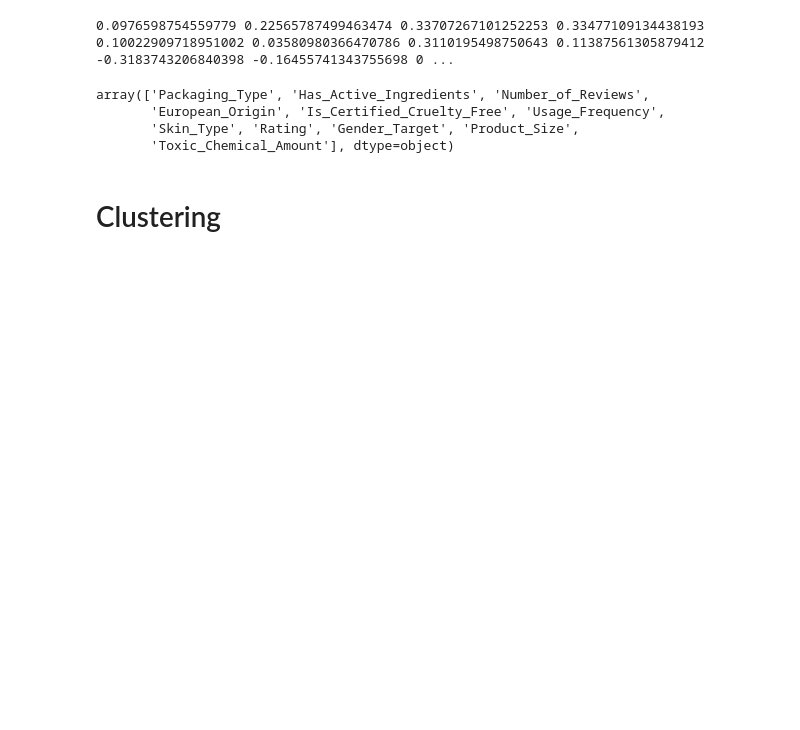
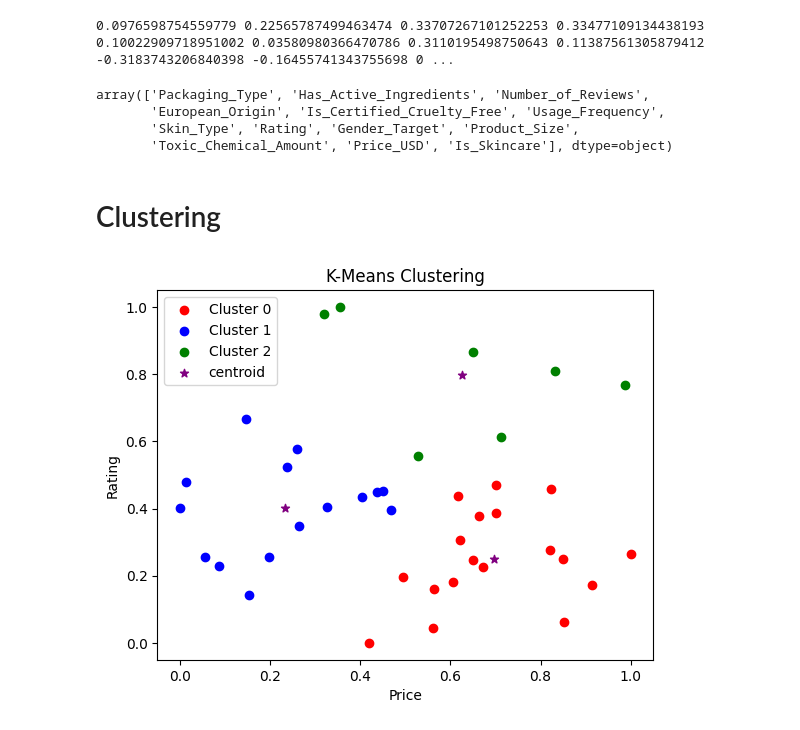
Before and after one commit to caitlinmag/DAV_CA1, a Jupyter notebook: GlobalEthicalBeautyIndex/MultiVariate_Analysis.ipynb, the cells around one changed output. Drawn from its saved outputs; the diff is of its cells as text; code cells hidden in the pictures; blank space fills up the shorter version.

Commit message:
Implementing KMeans Clustering
Carried out the kmeans clustering process, the results are 3 clusters based on PC1 and PC2.

```diff
--- a/GlobalEthicalBeautyIndex/MultiVariate_Analysis.ipynb
+++ b/GlobalEthicalBeautyIndex/MultiVariate_Analysis.ipynb
@@ -214,12 +214,12 @@ sorted_loading_scores = loading_scores.abs().sort_values(ascending=False)
 # %% [output]
 0.0976598754559779 0.22565787499463474 0.33707267101252253 0.33477109134438193 0.10022909718951002 0.03580980366470786 0.3110195498750643 0.11387561305879412 -0.3183743206840398 -0.16455741343755698 0 ...
 # %%
-pc_values = sorted_loading_scores[0:11].index.values
+pc_values = sorted_loading_scores[0:13].index.values
 pc_values
 # %% [output]
 array(['Packaging_Type', 'Has_Active_Ingredients', 'Number_of_Reviews',
        'European_Origin', 'Is_Certified_Cruelty_Free', 'Usage_Frequency',
        'Skin_Type', 'Rating', 'Gender_Target', 'Product_Size',
-       'Toxic_Chemical_Amount'], dtype=object)
+       'Toxic_Chemical_Amount', 'Price_USD', 'Is_Skincare'], dtype=object)
 # %% [markdown]
 # Clustering
@@ -225,0 +231,22 @@ array(['Packaging_Type', 'Has_Active_Ingredients', 'Number_of_Reviews',
+# %%
+km = KMeans(n_clusters=3, n_init='auto', random_state=0)
+y_predicted = km.fit_predict(dataset[['Price_USD', 'Rating']])
+dataset['cluster'] = y_predicted
+# %%
+df0 = dataset[dataset.cluster == 0]
+df1 = dataset[dataset.cluster == 1]
+df2 = dataset[dataset.cluster == 2]
+# %%
+plt.scatter(df0.Price_USD, df0.Rating, color='red', label='Cluster 0')
+plt.scatter(df1.Price_USD, df1.Rating, color='blue', label='Cluster 1')
+plt.scatter(df2.Price_USD, df2.Rating, color='green', label='Cluster 2')
+
+plt.scatter(km.cluster_centers_[:, 0], km.cluster_centers_[:, 1], color='purple', marker = '*', label='centroid')
+
+plt.xlabel('Price')
+plt.ylabel('Rating')
+plt.title('K-Means Clustering')
+plt.legend()
+plt.show()
+# %% [output]
+[figure, added]
```
Also changed, not shown: parts of 12 cells of this notebook, 2 other files.
